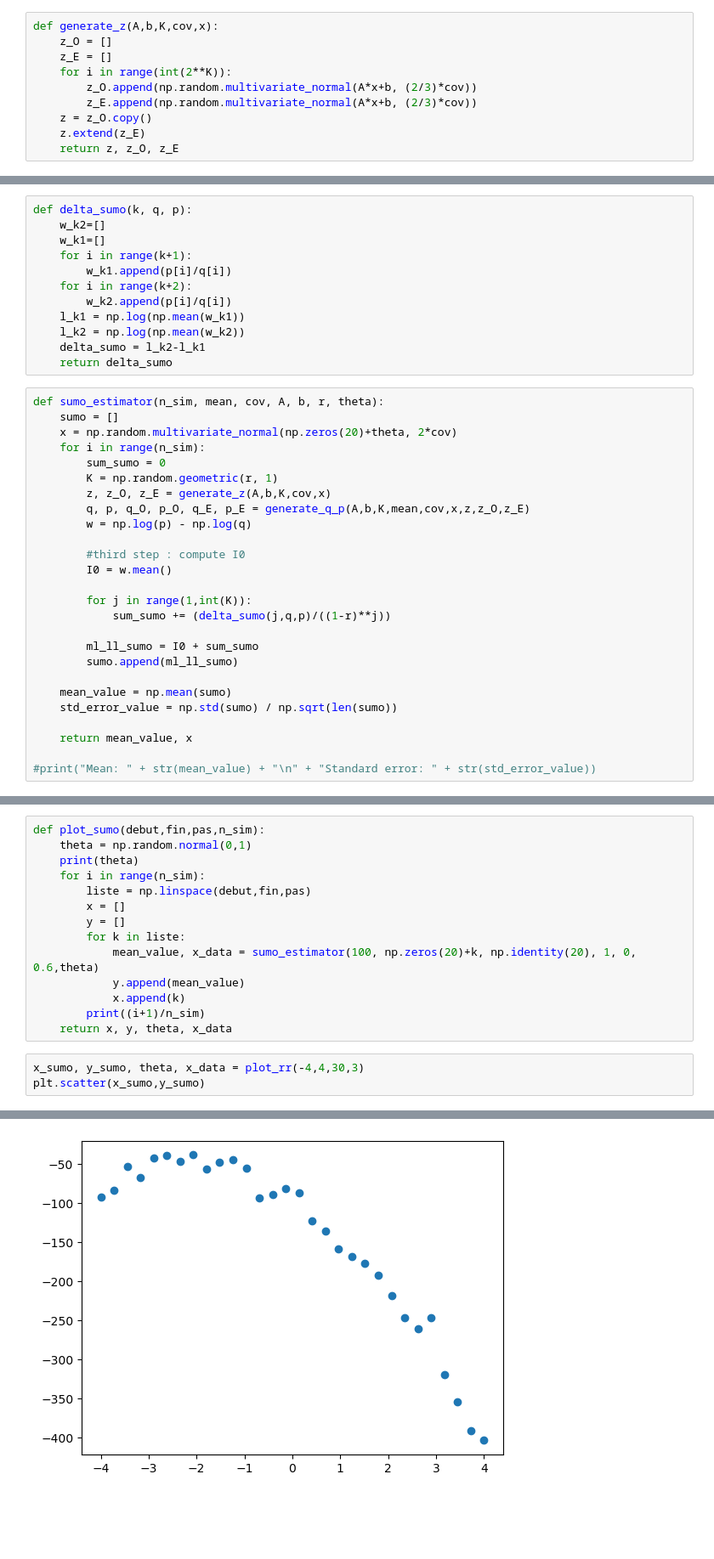
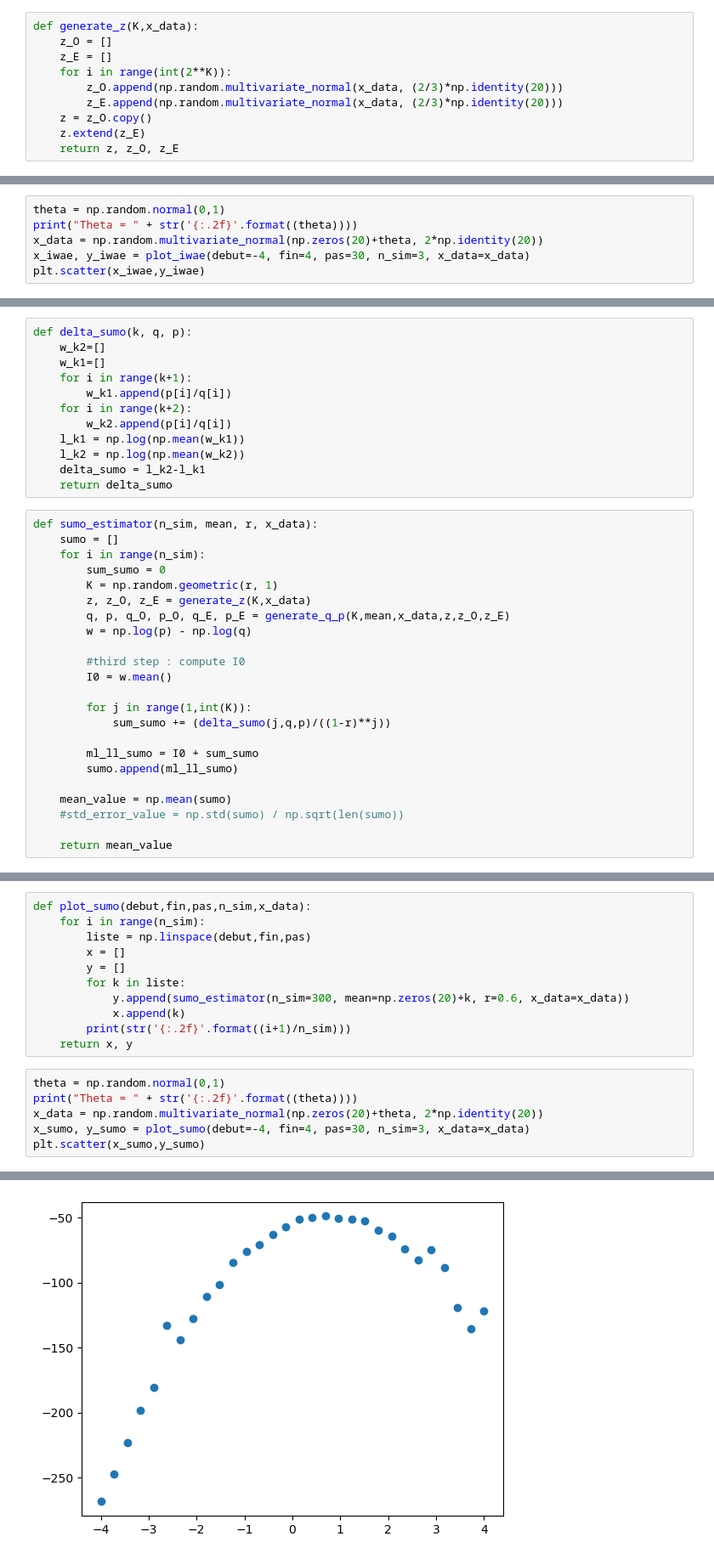
Before and after one commit to JulienPeignon/Monte_Carlo_Simulations, a Jupyter notebook: Likelihood.ipynb, the cells around one changed output, grey strips where cells are left out. Shown: that part at 85% size. Drawn from its saved outputs; the diff is of its cells as text; blank space fills up the shorter version.

```diff
--- a/Likelihood.ipynb
+++ b/Likelihood.ipynb
@@ -8,10 +8,10 @@ import matplotlib.pyplot as plt
 # %%
-def generate_z(A,b,K,cov,x):
+def generate_z(K,x_data):
     z_O = []
     z_E = []
     for i in range(int(2**K)):
-        z_O.append(np.random.multivariate_normal(A*x+b, (2/3)*cov))
-        z_E.append(np.random.multivariate_normal(A*x+b, (2/3)*cov))
+        z_O.append(np.random.multivariate_normal(x_data, (2/3)*np.identity(20)))
+        z_E.append(np.random.multivariate_normal(x_data, (2/3)*np.identity(20)))
     z = z_O.copy()
     z.extend(z_E)
     return z, z_O, z_E
@@ -220,0 +238,6 @@ plt.show()
+# %%
+theta = np.random.normal(0,1)
+print("Theta = " + str('{:.2f}'.format((theta))))
+x_data = np.random.multivariate_normal(np.zeros(20)+theta, 2*np.identity(20))
+x_iwae, y_iwae = plot_iwae(debut=-4, fin=4, pas=30, n_sim=3, x_data=x_data)
+plt.scatter(x_iwae,y_iwae)
@@ -233,14 +279,13 @@ def delta_sumo(k, q, p):
     delta_sumo = l_k2-l_k1
     return delta_sumo
 # %%
-def sumo_estimator(n_sim, mean, cov, A, b, r, theta):
+def sumo_estimator(n_sim, mean, r, x_data):
     sumo = []
-    x = np.random.multivariate_normal(np.zeros(20)+theta, 2*cov)
     for i in range(n_sim):
         sum_sumo = 0
         K = np.random.geometric(r, 1)
-        z, z_O, z_E = generate_z(A,b,K,cov,x)
-        q, p, q_O, p_O, q_E, p_E = generate_q_p(A,b,K,mean,cov,x,z,z_O,z_E)
+        z, z_O, z_E = generate_z(K,x_data)
+        q, p, q_O, p_O, q_E, p_E = generate_q_p(K,mean,x_data,z,z_O,z_E)
         w = np.log(p) - np.log(q)
 
         #third step : compute I0
@@ -253,8 +298,6 @@ def sumo_estimator(n_sim, mean, cov, A, b, r, theta):
         sumo.append(ml_ll_sumo)
 
     mean_value = np.mean(sumo)
-    std_error_value = np.std(sumo) / np.sqrt(len(sumo))
+    #std_error_value = np.std(sumo) / np.sqrt(len(sumo))
 
-    return mean_value, x
-
-#print("Mean: " + str(mean_value) + "\n" + "Standard error: " + str(std_error_value))
+    return mean_value
@@ -275,18 +306,18 @@ def calcul_likelihood(x,theta):
 # %%
-def plot_sumo(debut,fin,pas,n_sim):
-    theta = np.random.normal(0,1)
-    print(theta)
+def plot_sumo(debut,fin,pas,n_sim,x_data):
     for i in range(n_sim):
         liste = np.linspace(debut,fin,pas)
         x = []
         y = []
         for k in liste:
-            mean_value, x_data = sumo_estimator(100, np.zeros(20)+k, np.identity(20), 1, 0, 0.6,theta)
-            y.append(mean_value)
+            y.append(sumo_estimator(n_sim=300, mean=np.zeros(20)+k, r=0.6, x_data=x_data))
             x.append(k)
-        print((i+1)/n_sim)
-    return x, y, theta, x_data
+        print(str('{:.2f}'.format((i+1)/n_sim)))
+    return x, y
 # %%
-x_sumo, y_sumo, theta, x_data = plot_rr(-4,4,30,3)
+theta = np.random.normal(0,1)
+print("Theta = " + str('{:.2f}'.format((theta))))
+x_data = np.random.multivariate_normal(np.zeros(20)+theta, 2*np.identity(20))
+x_sumo, y_sumo = plot_sumo(debut=-4, fin=4, pas=30, n_sim=3, x_data=x_data)
 plt.scatter(x_sumo,y_sumo)
 # %% [output]
@@ -297,5 +328,5 @@ plt.scatter(x_sumo,y_sumo)
 <matplotlib.collections.PathCollection at 0x...>
-[figure, old version]
+[figure, new version]
 # %%
 theta_range = np.linspace(-4, 4, 100)
 likelihood_values = [np.log(calcul_likelihood(x_data, theta)) for theta in theta_range]
```
Also changed, not shown: parts of 37 cells of this notebook.
